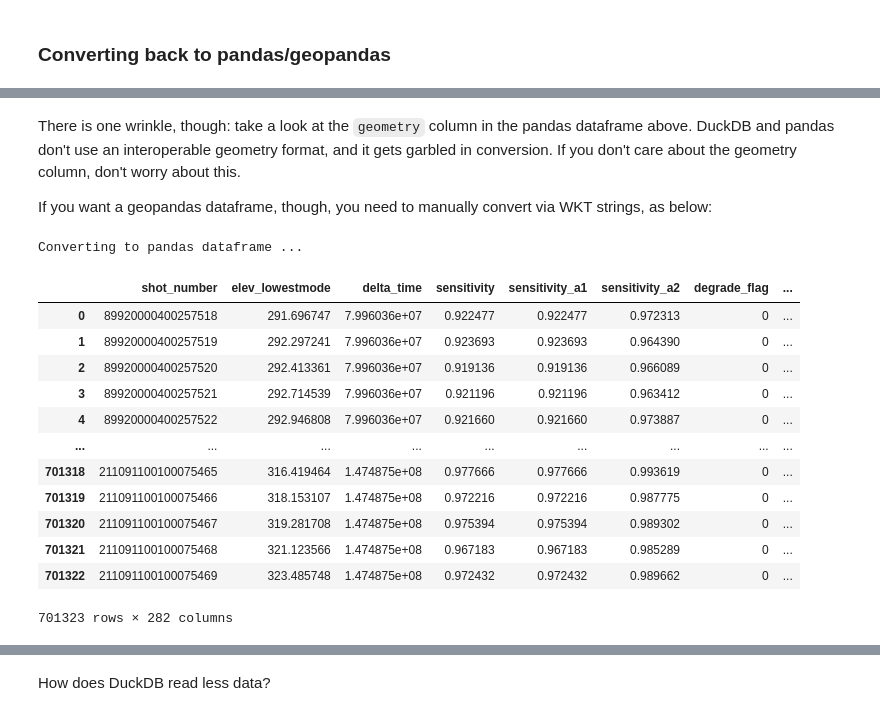
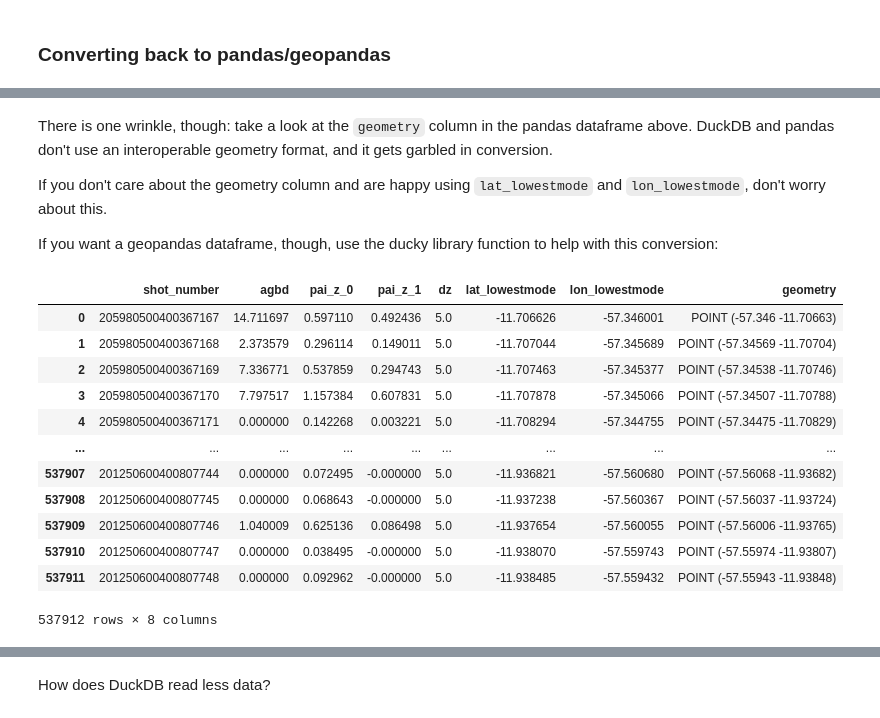
Before and after one commit to ameliaholcomb/gedi_tiler, a Jupyter notebook: tiling_demo.ipynb, the cells around one changed output, grey strips where cells are left out. Saved outputs shown, nothing was run; the diff lists cells and outputs as text; code cells hidden in the pictures.

```diff
--- a/tiling_demo.ipynb
+++ b/tiling_demo.ipynb
@@ -392,34 +466,33 @@ Converting to pandas dataframe ...
 # %% [markdown]
 There is one wrinkle, though: take a look at the `geometry` column in the pandas dataframe above.
 DuckDB and pandas don't use an interoperable geometry format, and it gets garbled in conversion.
-If you don't care about the geometry column, don't worry about this.
 
-If you want a geopandas dataframe, though, you need to manually convert via WKT strings, as below:
+If you don't care about the geometry column and are happy using `lat_lowestmode` and `lon_lowestmode`, don't worry about this.
+
+If you want a geopandas dataframe, though, use the ducky library function to help with this conversion:
-# %%
-# Select everything as above, but REPLACE the geometry column with its WKT representation
-duck_df = con.sql(f"""
-             SELECT * REPLACE(ST_AsText(geometry) AS geometry)
-             FROM read_parquet('{data_spec}')
-             WHERE tile_id = 'S11_W058'
-             """)
-# check the data looks as we expect
-print("Converting to pandas dataframe ...")
-pandas_df = duck_df.to_df()
-# Now use from_wkt() to convert the WKT strings back to geometries
-geopandas_df = gpd.GeoDataFrame(pandas_df, geometry=gpd.GeoSeries.from_wkt(pandas_df.geometry), crs="EPSG:4326")
-geopandas_df
-# %% [output]
-Converting to pandas dataframe ...
-|  | shot_number | elev_lowestmode | delta_time | sensitivity | sensitivity_a1 | sensitivity_a2 | degrade_flag | ... |
-| 0 | 89920000400257518 | 291.696747 | 7.996036e+07 | 0.922477 | 0.922477 | 0.972313 | 0 | ... |
-| 1 | 89920000400257519 | 292.297241 | 7.996036e+07 | 0.923693 | 0.923693 | 0.964390 | 0 | ... |
-| 2 | 89920000400257520 | 292.413361 | 7.996036e+07 | 0.919136 | 0.919136 | 0.966089 | 0 | ... |
-| 3 | 89920000400257521 | 292.714539 | 7.996036e+07 | 0.921196 | 0.921196 | 0.963412 | 0 | ... |
-| 4 | 89920000400257522 | 292.946808 | 7.996036e+07 | 0.921660 | 0.921660 | 0.973887 | 0 | ... |
-| ... | ... | ... | ... | ... | ... | ... | ... | ... |
-| 701318 | 211091100100075465 | 316.419464 | 1.474875e+08 | 0.977666 | 0.977666 | 0.993619 | 0 | ... |
-| 701319 | 211091100100075466 | 318.153107 | 1.474875e+08 | 0.972216 | 0.972216 | 0.987775 | 0 | ... |
-| 701320 | 211091100100075467 | 319.281708 | 1.474875e+08 | 0.975394 | 0.975394 | 0.989302 | 0 | ... |
-| 701321 | 211091100100075468 | 321.123566 | 1.474875e+08 | 0.967183 | 0.967183 | 0.985289 | 0 | ... |
-| 701322 | 211091100100075469 | 323.485748 | 1.474875e+08 | 0.972432 | 0.972432 | 0.989662 | 0 | ... |
-701323 rows × 282 columns
+# %%
+ddf = con.sql(f"""
+    SELECT shot_number, agbd, pai_z_0, pai_z_1, dz, lat_lowestmode, lon_lowestmode, geometry
+    FROM read_parquet('{data_spec}')
+    WHERE tile_id = 'S11_W058' AND l4_quality_flag = 1 AND l2b_quality_flag = 1
+""")
+# convert a DuckDB table to a geopandas dataframe.
+# Specify the name of the geometry column in the `geometry_column` argument
+# By default, the function assumes the geometry_column is called "geometry"
+gdf = ducky.duck_to_gdf(ddf)
+
+gdf
+# %% [output]
+|  | shot_number | agbd | pai_z_0 | pai_z_1 | dz | lat_lowestmode | lon_lowestmode | geometry |
+| 0 | 205980500400367167 | 14.711697 | 0.597110 | 0.492436 | 5.0 | -11.706626 | -57.346001 | POINT (-57.346 -11.70663) |
+| 1 | 205980500400367168 | 2.373579 | 0.296114 | 0.149011 | 5.0 | -11.707044 | -57.345689 | POINT (-57.34569 -11.70704) |
+| 2 | 205980500400367169 | 7.336771 | 0.537859 | 0.294743 | 5.0 | -11.707463 | -57.345377 | POINT (-57.34538 -11.70746) |
+| 3 | 205980500400367170 | 7.797517 | 1.157384 | 0.607831 | 5.0 | -11.707878 | -57.345066 | POINT (-57.34507 -11.70788) |
+| 4 | 205980500400367171 | 0.000000 | 0.142268 | 0.003221 | 5.0 | -11.708294 | -57.344755 | POINT (-57.34475 -11.70829) |
+| ... | ... | ... | ... | ... | ... | ... | ... | ... |
+| 537907 | 201250600400807744 | 0.000000 | 0.072495 | -0.000000 | 5.0 | -11.936821 | -57.560680 | POINT (-57.56068 -11.93682) |
+| 537908 | 201250600400807745 | 0.000000 | 0.068643 | -0.000000 | 5.0 | -11.937238 | -57.560367 | POINT (-57.56037 -11.93724) |
+| 537909 | 201250600400807746 | 1.040009 | 0.625136 | 0.086498 | 5.0 | -11.937654 | -57.560055 | POINT (-57.56006 -11.93765) |
+| 537910 | 201250600400807747 | 0.000000 | 0.038495 | -0.000000 | 5.0 | -11.938070 | -57.559743 | POINT (-57.55974 -11.93807) |
+| 537911 | 201250600400807748 | 0.000000 | 0.092962 | -0.000000 | 5.0 | -11.938485 | -57.559432 | POINT (-57.55943 -11.93848) |
+537912 rows × 8 columns
```
Also changed, not shown: parts of 49 cells of this notebook.
